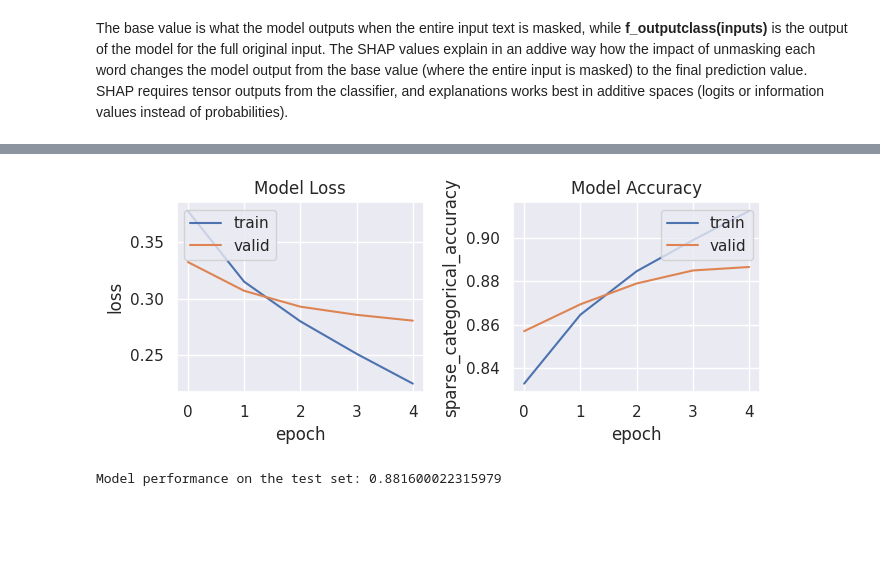
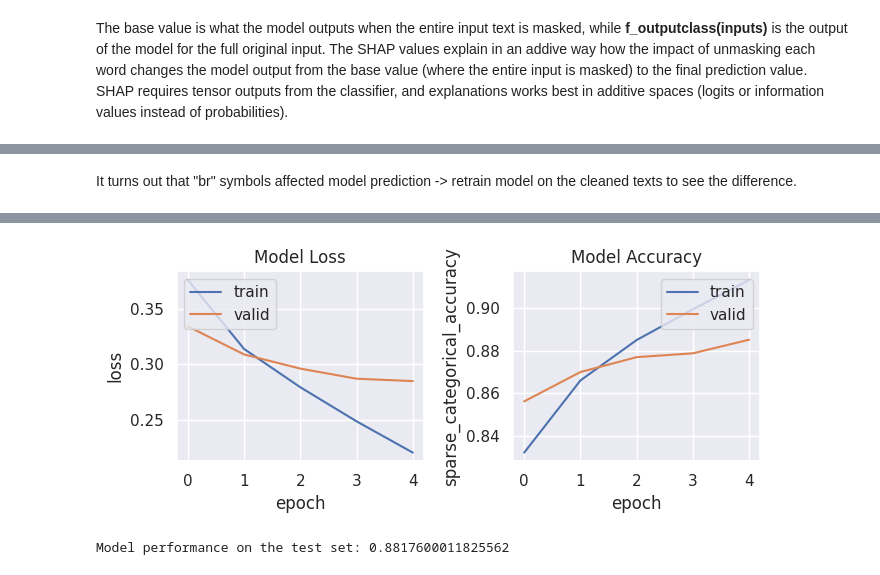
Before and after one commit to OMarchevska/NLP, a Jupyter notebook: Sentiment_Analysis.ipynb, the cells around one changed output, grey strips where cells are left out. Saved outputs shown, nothing was run; the diff lists cells and outputs as text; code cells hidden in the pictures; blank space fills up the shorter version.

```diff
--- a/Sentiment_Analysis.ipynb
+++ b/Sentiment_Analysis.ipynb
@@ -142,6 +154,9 @@ tf.Tensor(233, shape=(), dtype=int32) tf.Tensor(173.71193, shape=(), dtype=float
 # %%
 # utility function to load the model
 def get_model(dropout=0.1):
+    """Returns bert_tiny_en_uncased model optionally appling
+    dropout, where droput=0.1 is the default."""
+
     model = keras_nlp.models.BertClassifier.from_preset(
         "bert_tiny_en_uncased_sst2",
         num_classes=2,
@@ -415,9 +444,13 @@ Model performance on the test set: 0.8816800117492676
 # %%
-model_2 = get_model(dropout=0.3)
+# increase dropout and number of epochs, add early stopping, constant learning rate
+model_2 = get_model(dropout=0.2)
 model_2.compile(optimizer=tf.keras.optimizers.Adam(learning_rate=2e-5),
               loss=tf.keras.losses.SparseCategoricalCrossentropy(from_logits=True),
               metrics=["sparse_categorical_accuracy"])
-history = model_2.fit(train_ds, validation_data=val_ds, epochs=10)
+e_stop = tf.keras.callbacks.EarlyStopping(patience=3, monitor="val_loss", restore_best_weights=True)
+history = model_2.fit(train_ds, validation_data=val_ds, epochs=10,
+                     callbacks=[e_stop])
+# plot summary
 plot_history(history)
 accuracy["FT-3"] = (model_2.evaluate(train_ds, return_dict=True, verbose=0)["sparse_categorical_accuracy"],
                     model_2.evaluate(test_ds, return_dict=True, verbose=0)["sparse_categorical_accuracy"])
@@ -527,9 +560,13 @@ True label: 1
 # %%
 def get_labels(dataset):
+    """Returns true labels extracted from a tf.data.Dataset."""
     # get true labels
     return tf.stack([label for _, label in dataset.unbatch()], axis=0)
 
 def get_preds(model, dataset):
+    """Given a model and a dataset returns:
+    y_pred - predicted labels
+    y_proba - predicted class probabilities"""
     # raw model outputs
     logits = model.predict(dataset, verbose=0)
     # class probabilities
@@ -576,6 +622,8 @@ plot_confusion_matrix(y_true, y_pred, class_labels, "testing")
 # %%
 # get a sample of misclassified examples
 def sample_misclass(size, dataset, model):
+    """Given model, dataset, sample size, returns a
+    sample of misclassified instances"""
     missclass = []
     y_pred, y_proba = get_preds(model, dataset)
 
@@ -639,4 +688,6 @@ W0000 00:00:1707591344.280007    1794 graph_launch.cc:671] Fallback to op-by-op
 [interactive output not drawn]
+# %% [markdown]
+It turns out that "br" symbols affected model prediction -> retrain model on the cleaned texts to see the difference.
 # %%
 def clean_text(text):
     return tf.strings.regex_replace(text, "<[^>]+>", " ")
@@ -651,9 +702,11 @@ model.compile(optimizer=tf.keras.optimizers.Adam(learning_rate=2e-5),
               loss=tf.keras.losses.SparseCategoricalCrossentropy(from_logits=True),
               metrics=["sparse_categorical_accuracy"])
 history = model.fit(train_ds, validation_data=val_ds, epochs=5)
+
+# plot summary
 plot_history(history)
-accuracy["FT-3"] = (model.evaluate(train_ds, return_dict=True, verbose=0)["sparse_categorical_accuracy"],
+accuracy["FT-4"] = (model.evaluate(train_ds, return_dict=True, verbose=0)["sparse_categorical_accuracy"],
                     model.evaluate(test_ds, return_dict=True, verbose=0)["sparse_categorical_accuracy"])
-print("Model performance on the test set:", accuracy["FT-3"][1])
+print("Model performance on the test set:", accuracy["FT-4"][1])
 # %% [output]
 Epoch 1/5
@@ -669,5 +722,5 @@ Epoch 5/5
-[figure, old version]
+[figure, new version]
-Model performance on the test set: 0.881600022315979
+Model performance on the test set: 0.8817600011825562
 # %%
 y_true = get_labels(test_ds)
 y_pred, y_proba = get_preds(model, test_ds)
```
Also changed, not shown: parts of 29 cells of this notebook.
